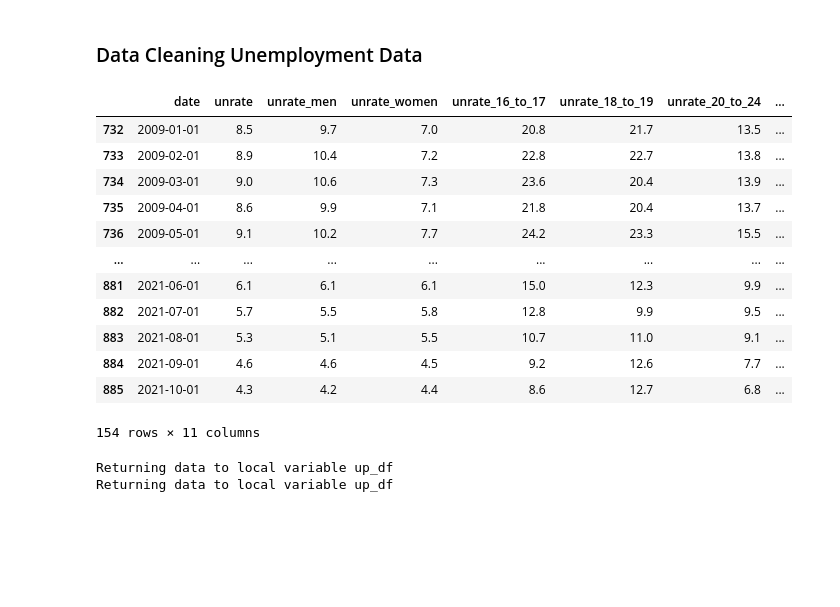
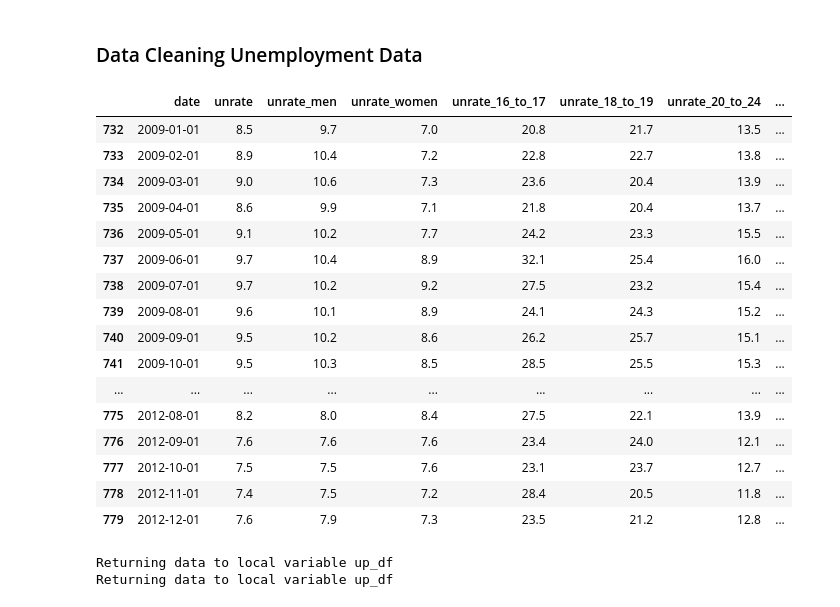
Before and after one commit to Keikeidemaqua/datasci-finalproj, a Jupyter notebook: archive/datasci.ipynb, the cells around one changed output. Cells and saved outputs as stored; diff of their text form; code cells hidden in the pictures; blank space fills up the shorter version.

```diff
--- a/archive/datasci.ipynb
+++ b/archive/datasci.ipynb
@@ -176,21 +176,25 @@ Since unemployment is calculated on a monthly basis through household surveys, w
 # %%
 unemployment_df = pd.read_csv('unemployment_rate_data.csv')
 unemployment_df['date'] =  pd.to_datetime(unemployment_df['date'], infer_datetime_format= True)
-unemployment_df.loc[unemployment_df['date'].between('2009-01-01', '2021-10-01')]
+unemployment_df.loc[unemployment_df['date'].between('2009-01-01', '2012-12-01')]
 # %% [output]
 |  | date | unrate | unrate_men | unrate_women | unrate_16_to_17 | unrate_18_to_19 | unrate_20_to_24 | ... |
 | 732 | 2009-01-01 | 8.5 | 9.7 | 7.0 | 20.8 | 21.7 | 13.5 | ... |
 | 733 | 2009-02-01 | 8.9 | 10.4 | 7.2 | 22.8 | 22.7 | 13.8 | ... |
 | 734 | 2009-03-01 | 9.0 | 10.6 | 7.3 | 23.6 | 20.4 | 13.9 | ... |
 | 735 | 2009-04-01 | 8.6 | 9.9 | 7.1 | 21.8 | 20.4 | 13.7 | ... |
 | 736 | 2009-05-01 | 9.1 | 10.2 | 7.7 | 24.2 | 23.3 | 15.5 | ... |
+| 737 | 2009-06-01 | 9.7 | 10.4 | 8.9 | 32.1 | 25.4 | 16.0 | ... |
+| 738 | 2009-07-01 | 9.7 | 10.2 | 9.2 | 27.5 | 23.2 | 15.4 | ... |
+| 739 | 2009-08-01 | 9.6 | 10.1 | 8.9 | 24.1 | 24.3 | 15.2 | ... |
+| 740 | 2009-09-01 | 9.5 | 10.2 | 8.6 | 26.2 | 25.7 | 15.1 | ... |
+| 741 | 2009-10-01 | 9.5 | 10.3 | 8.5 | 28.5 | 25.5 | 15.3 | ... |
 | ... | ... | ... | ... | ... | ... | ... | ... | ... |
-| 881 | 2021-06-01 | 6.1 | 6.1 | 6.1 | 15.0 | 12.3 | 9.9 | ... |
-| 882 | 2021-07-01 | 5.7 | 5.5 | 5.8 | 12.8 | 9.9 | 9.5 | ... |
-| 883 | 2021-08-01 | 5.3 | 5.1 | 5.5 | 10.7 | 11.0 | 9.1 | ... |
-| 884 | 2021-09-01 | 4.6 | 4.6 | 4.5 | 9.2 | 12.6 | 7.7 | ... |
-| 885 | 2021-10-01 | 4.3 | 4.2 | 4.4 | 8.6 | 12.7 | 6.8 | ... |
+| 775 | 2012-08-01 | 8.2 | 8.0 | 8.4 | 27.5 | 22.1 | 13.9 | ... |
+| 776 | 2012-09-01 | 7.6 | 7.6 | 7.6 | 23.4 | 24.0 | 12.1 | ... |
+| 777 | 2012-10-01 | 7.5 | 7.5 | 7.6 | 23.1 | 23.7 | 12.7 | ... |
+| 778 | 2012-11-01 | 7.4 | 7.5 | 7.2 | 28.4 | 20.5 | 11.8 | ... |
+| 779 | 2012-12-01 | 7.6 | 7.9 | 7.3 | 23.5 | 21.2 | 12.8 | ... |
-154 rows × 11 columns
 # %%
 %sql up_df << SELECT date, unrate FROM unemployment_df ORDER BY date
 up_df['year'] = pd.DatetimeIndex(up_df['date']).year
```
Also changed, not shown: parts of 18 cells of this notebook.
